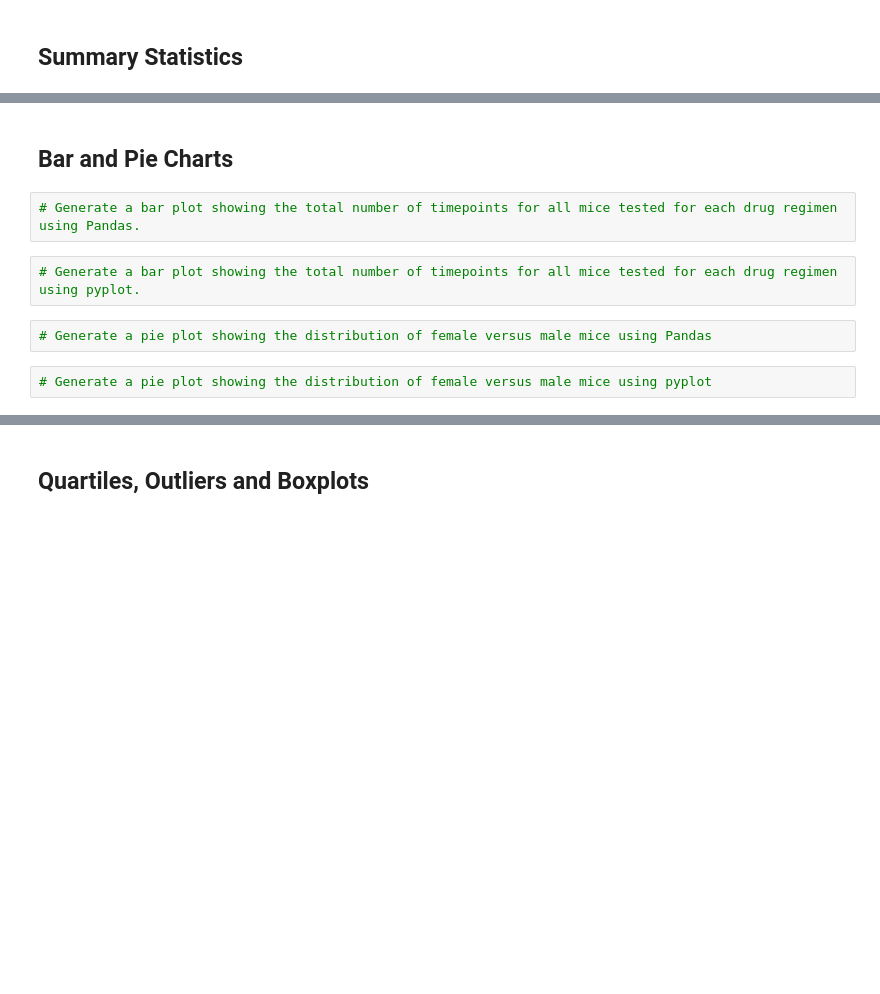
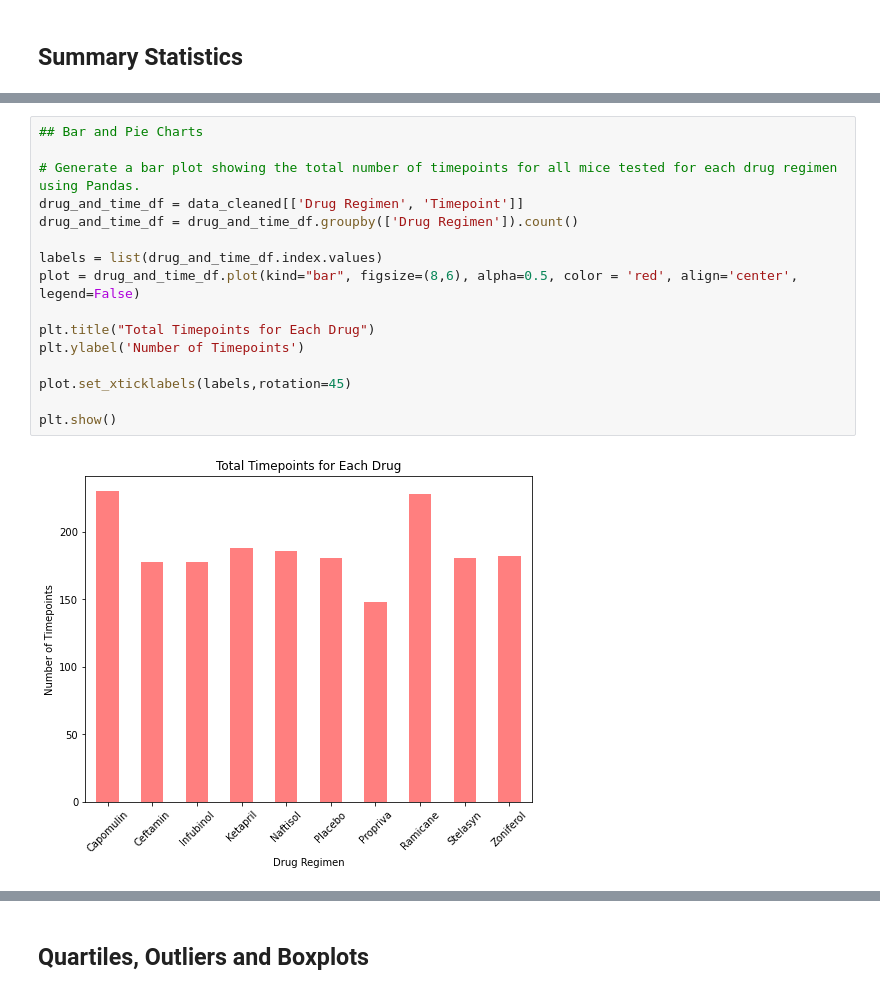
Before and after one commit to Annaolivia5/Pymaceuticals, a Jupyter notebook: pymaceuticals_starter.ipynb, the cells around one changed output, grey strips where cells are left out. Drawn from its saved outputs; the diff is of its cells as text; blank space fills up the shorter version.

```diff
--- a/pymaceuticals_starter.ipynb
+++ b/pymaceuticals_starter.ipynb
@@ -122,10 +144,18 @@ num_of_mice
-# %% [markdown]
-## Bar and Pie Charts
-# %%
-# Generate a bar plot showing the total number of timepoints for all mice tested for each drug regimen using Pandas.
-# %%
-# Generate a bar plot showing the total number of timepoints for all mice tested for each drug regimen using pyplot.
-# %%
-# Generate a pie plot showing the distribution of female versus male mice using Pandas
-# %%
-# Generate a pie plot showing the distribution of female versus male mice using pyplot
+# %%
+## Bar and Pie Charts
+
+# Generate a bar plot showing the total number of timepoints for all mice tested for each drug regimen using Pandas.
+drug_and_time_df = data_cleaned[['Drug Regimen', 'Timepoint']]
+drug_and_time_df = drug_and_time_df.groupby(['Drug Regimen']).count()
+
+labels = list(drug_and_time_df.index.values)
+plot = drug_and_time_df.plot(kind="bar", figsize=(8,6), alpha=0.5, color = 'red', align='center', legend=False)
+
+plt.title("Total Timepoints for Each Drug")
+plt.ylabel('Number of Timepoints')
+
+plot.set_xticklabels(labels,rotation=45)
+
+plt.show()
+# %% [output]
+[figure, added]
```
Also changed, not shown: parts of 15 cells of this notebook.
